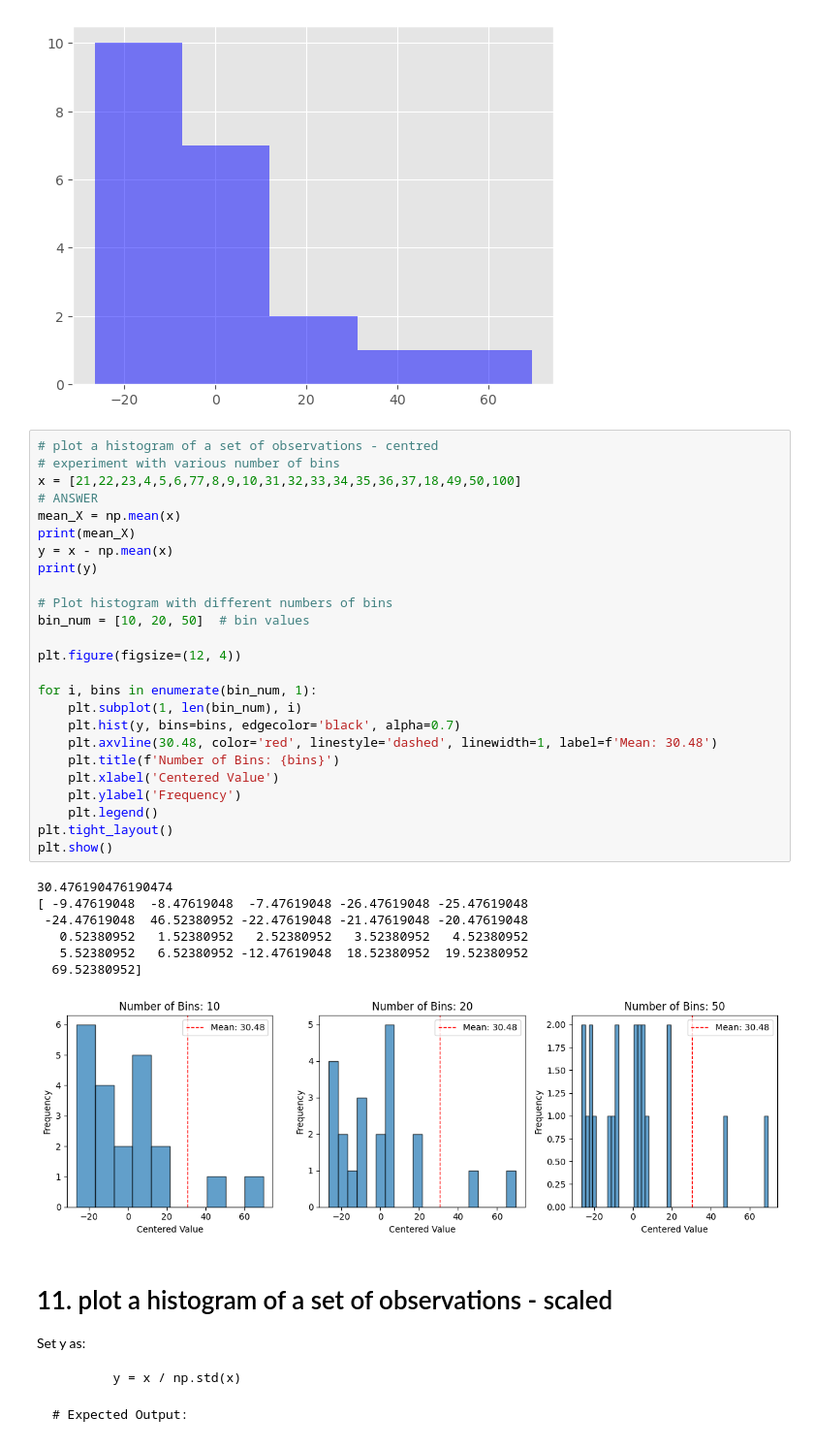
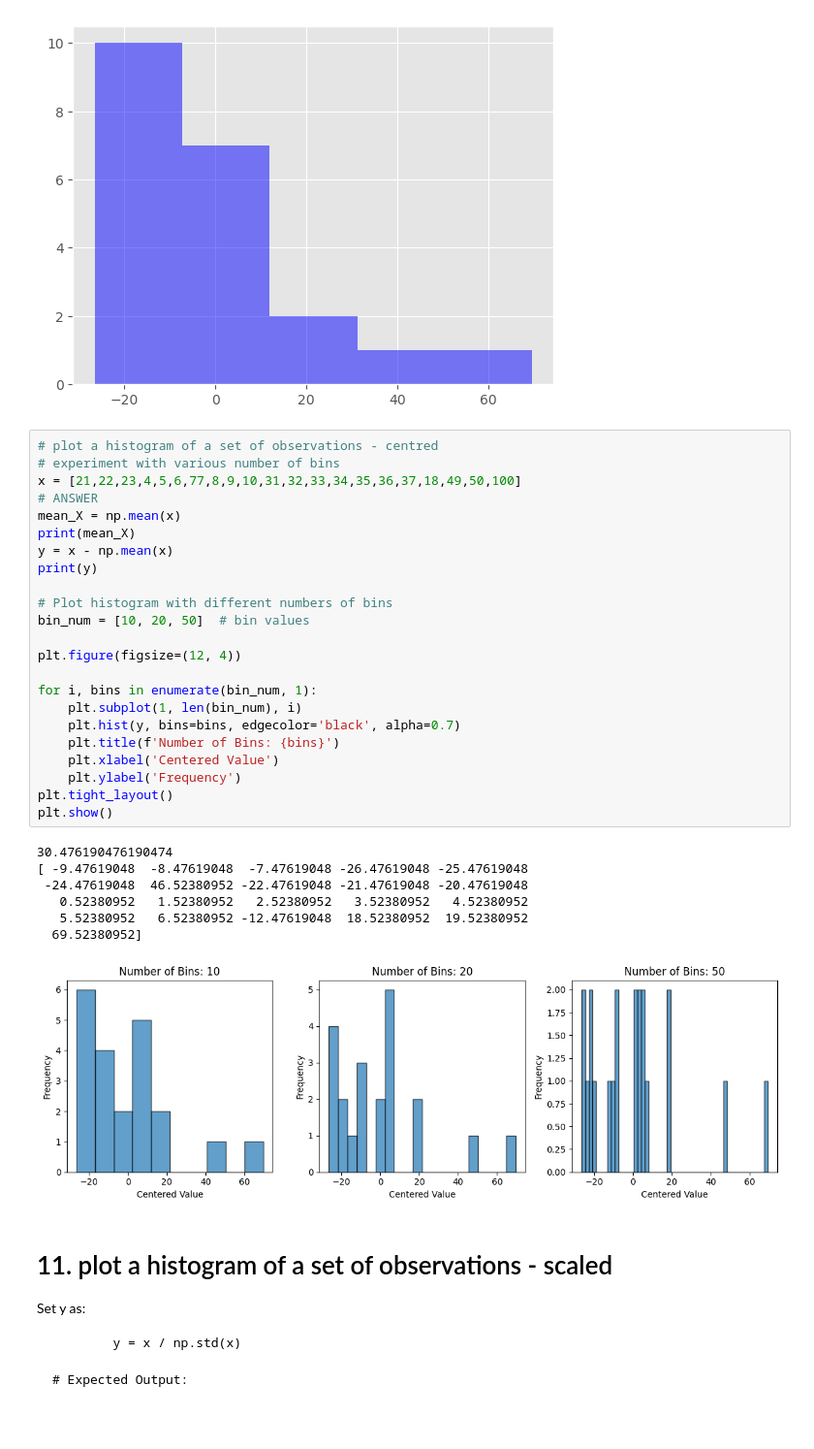
Before and after one commit to sameerhingoro/IOD, a Jupyter notebook: IOD_Lab_1_2_3_Statistics.ipynb, the cells around one changed output. Shown at 97% size. Drawn from its saved outputs; the diff is of its cells as text.

```diff
--- a/IOD_Lab_1_2_3_Statistics.ipynb
+++ b/IOD_Lab_1_2_3_Statistics.ipynb
@@ -310,36 +310,34 @@ Experiment with various number of bins. Set y as:
 # %%
 # plot a histogram of a set of observations - centred
 # experiment with various number of bins
 x = [21,22,23,4,5,6,77,8,9,10,31,32,33,34,35,36,37,18,49,50,100]
 # ANSWER
 mean_X = np.mean(x)
 print(mean_X)
 y = x - np.mean(x)
 print(y)
 
 # Plot histogram with different numbers of bins
 bin_num = [10, 20, 50]  # bin values
 
 plt.figure(figsize=(12, 4))
 
 for i, bins in enumerate(bin_num, 1):
     plt.subplot(1, len(bin_num), i)
     plt.hist(y, bins=bins, edgecolor='black', alpha=0.7)
-    plt.axvline(30.48, color='red', linestyle='dashed', linewidth=1, label=f'Mean: 30.48')
     plt.title(f'Number of Bins: {bins}')
     plt.xlabel('Centered Value')
     plt.ylabel('Frequency')
-    plt.legend()
 plt.tight_layout()
 plt.show()
 # %% [output]
 30.476190476190474
 [ -9.47619048  -8.47619048  -7.47619048 -26.47619048 -25.47619048
  -24.47619048  46.52380952 -22.47619048 -21.47619048 -20.47619048
    0.52380952   1.52380952   2.52380952   3.52380952   4.52380952
    5.52380952   6.52380952 -12.47619048  18.52380952  19.52380952
   69.52380952]
-[figure, old version]
+[figure, new version]
 # %% [markdown]
 # 11. plot a histogram of a set of observations - scaled
 
```
Also changed, not shown: parts of 1 cell of this notebook.
